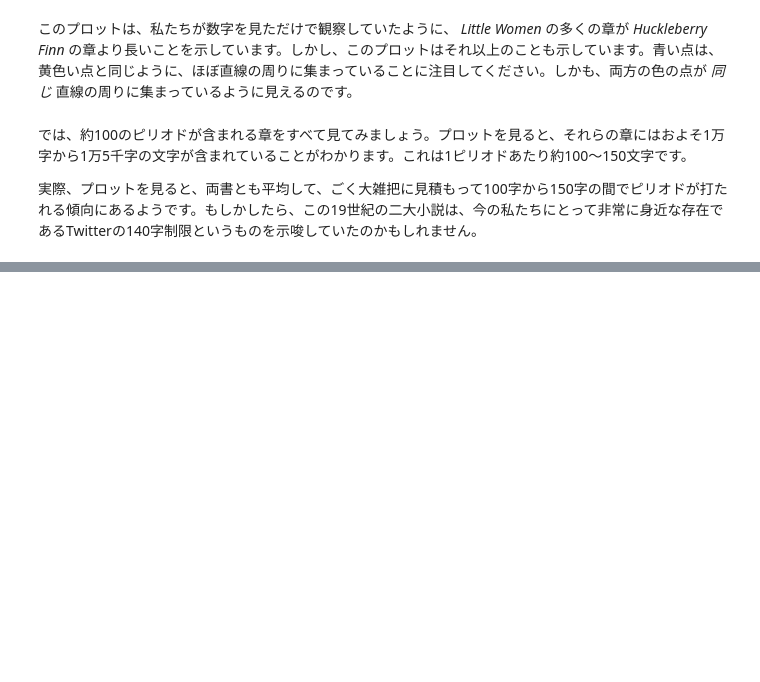
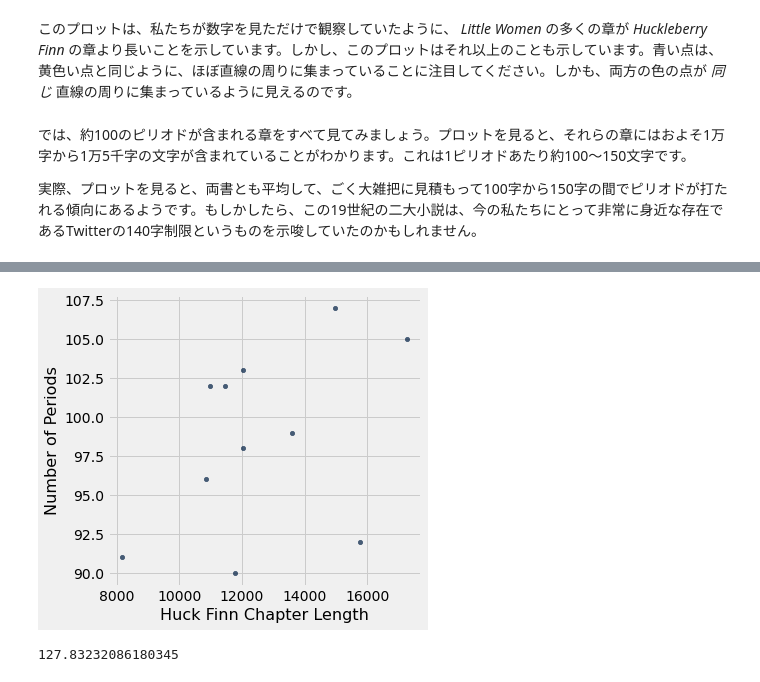
Before and after one commit to Cloudedu-Osaka/textbook, a Jupyter notebook: _build/jupyter_execute/chapters/01/3/2/Another_Kind_Of_Character.ipynb, the cells around one changed output, grey strips where cells are left out. Saved outputs shown, nothing was run; the diff lists cells and outputs as text; code cells hidden in the pictures; blank space fills up the shorter version.

```diff
--- a/_build/jupyter_execute/chapters/01/3/2/Another_Kind_Of_Character.ipynb
+++ b/_build/jupyter_execute/chapters/01/3/2/Another_Kind_Of_Character.ipynb
@@ -119,0 +200,9 @@ plots.ylabel('Number of characters in chapter');
+# %%
+chars_periods_huck_finn.where('Number of Periods', are.between(90,110)).scatter('Huck Finn Chapter Length')
+# %% [output]
+[figure, added]
+# %%
+np.average(chars_periods_huck_finn.where('Number of Periods', are.between(90,110)).column('Huck Finn Chapter Length')
+           / chars_periods_huck_finn.where('Number of Periods', are.between(90,110)).column('Number of Periods'))
+# %% [output]
+127.83232086180345
```
Also changed, not shown: parts of 9 cells of this notebook, 38 other files.
